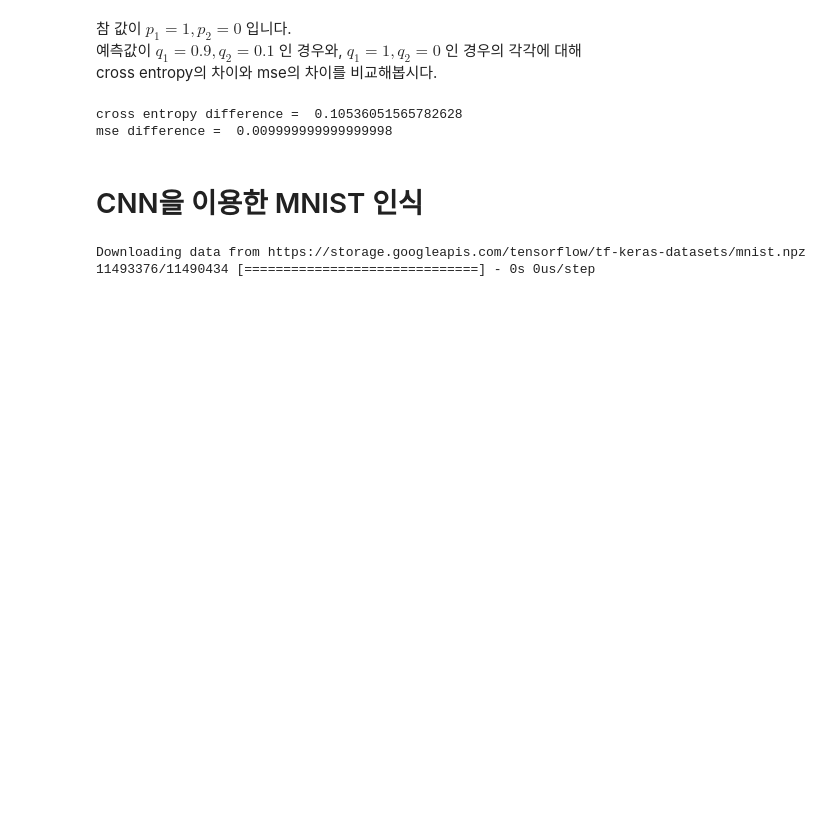
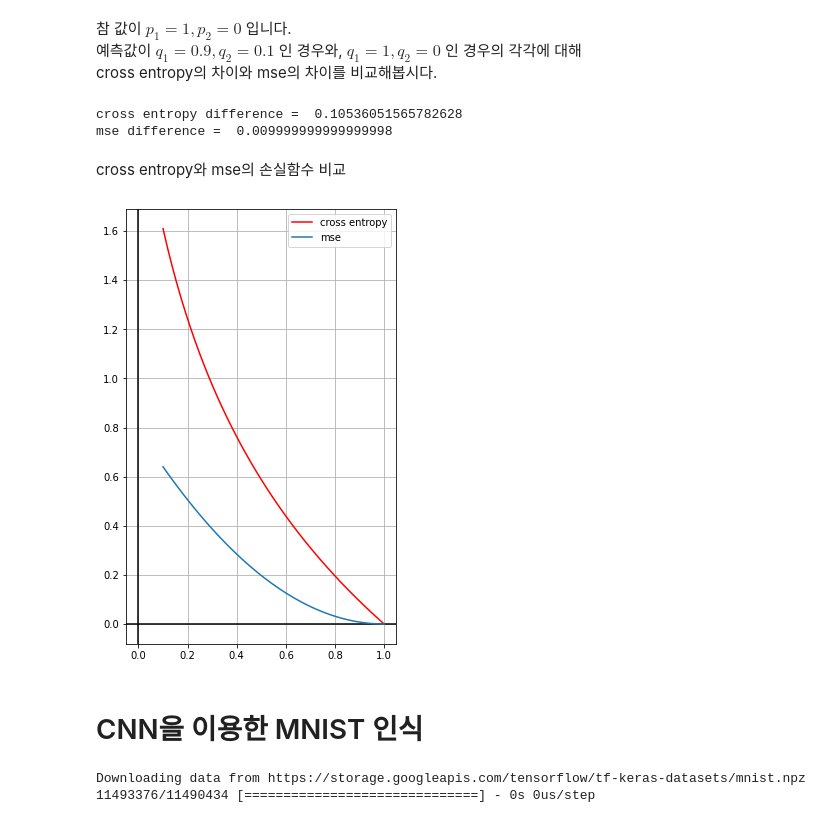
Before and after one commit to kotech1/computervision, a Jupyter notebook: 05_cnnbasic.ipynb, the cells around one changed output. Drawn from its saved outputs; the diff is of its cells as text; code cells hidden in the pictures; blank space fills up the shorter version.

```diff
--- a/05_cnnbasic.ipynb
+++ b/05_cnnbasic.ipynb
@@ -94,6 +96,29 @@ print('mse difference = ', l_a-l_b)
 # %% [output]
 cross entropy difference =  0.10536051565782628
 mse difference =  0.009999999999999998
+# %% [markdown]
+cross entropy와 mse의 손실함수 비교
+# %%
+from matplotlib import pyplot as plt
+
+q1 = np.linspace(0.2,1,50)
+q2 = 1 - q1
+q = np.vstack((q1.flatten(), q2.flatten())).T
+h = [cross_entropy(p, q[i]) for i in range(0,50)]
+l = [mse(p, q[i]) for i in range(0, 50)]
+
+fig, ax = plt.subplots(figsize=(8,8))
+ax.set_aspect('equal')
+ax.grid(True, which='both')
+ax.axhline(y=0, color='k')
+ax.axvline(x=0, color='k')
+
+ax.plot(q_1, h, label='cross entropy', color='red')
+ax.plot(q_1, l, label='mse')
+ax.legend()
+plt.show()
+# %% [output]
+[figure, added]
 # %% [markdown]
 # CNN을 이용한 MNIST 인식
 # %%
```
Also changed, not shown: parts of 2 cells of this notebook.
